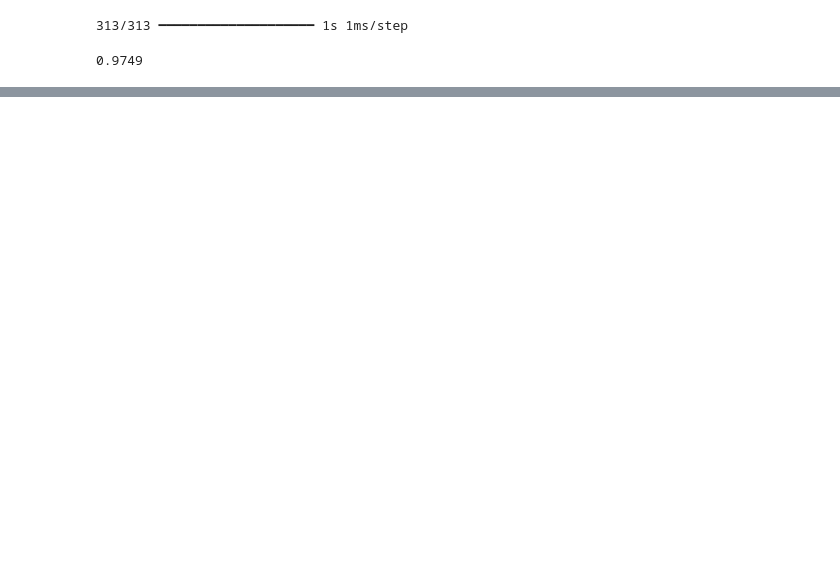
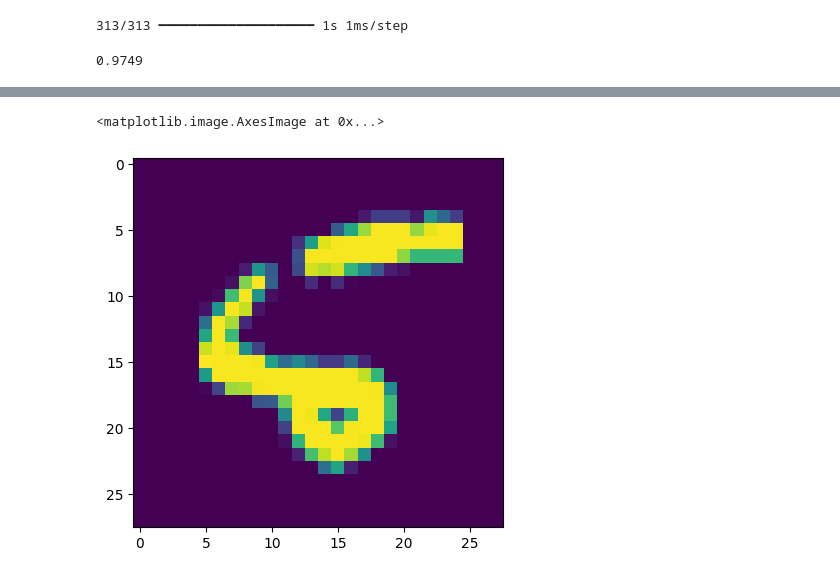
Before and after one commit to akhyear/mnist_dataset_ann, a Jupyter notebook: mnist_dataset.ipynb, the cells around one changed output, grey strips where cells are left out. Cells and saved outputs as stored; diff of their text form; code cells hidden in the pictures; blank space fills up the shorter version.

```diff
--- a/mnist_dataset.ipynb
+++ b/mnist_dataset.ipynb
@@ -144,0 +157,5 @@ accuracy_score(y_test,y_pred)
+# %%
+plt.imshow(X_test[8])
+# %% [output]
+<matplotlib.image.AxesImage at 0x...>
+[figure, added]
```
Also changed, not shown: parts of 2 cells of this notebook.
